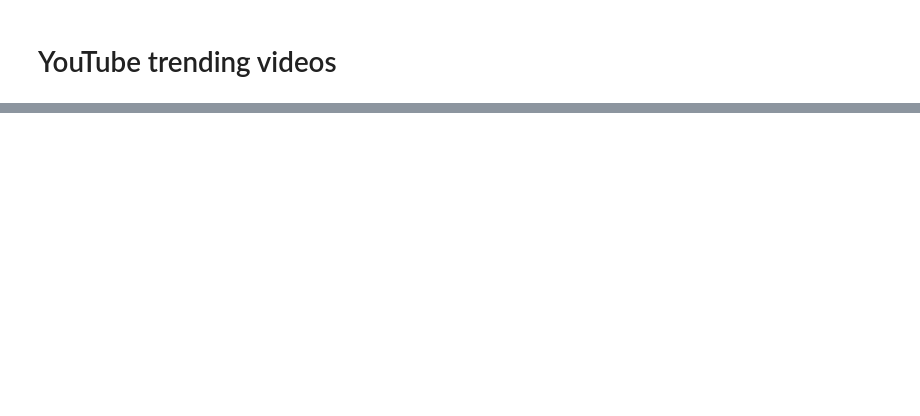
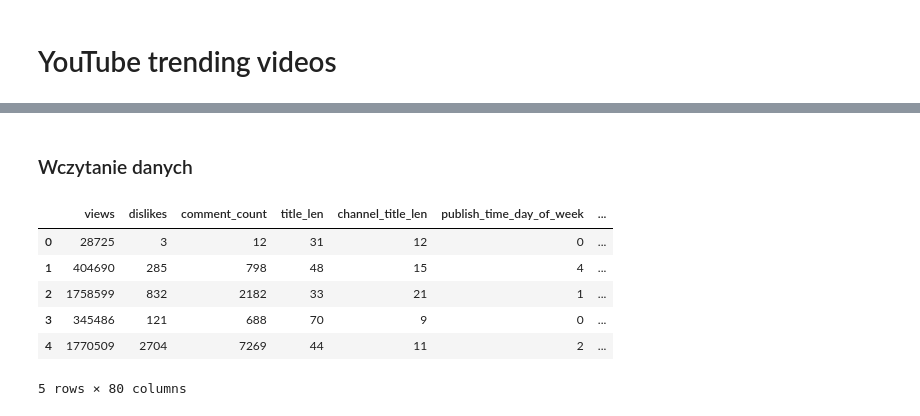
Before and after one commit to DominikKossinski/PED, a Jupyter notebook: notebooks/PED_6.ipynb, the cells around one changed output, grey strips where cells are left out. Drawn from its saved outputs; the diff is of its cells as text; code cells hidden in the pictures; blank space fills up the shorter version.

```diff
--- a/notebooks/PED_6.ipynb
+++ b/notebooks/PED_6.ipynb
@@ -56,0 +69,13 @@ Right: 24.415999999999993
+# %% [markdown]
+### Wczytanie danych
+# %%
+videos = load_csv("ped6_data")[0]
+videos.head(5)
+# %% [output]
+|  | views | dislikes | comment_count | title_len | channel_title_len | publish_time_day_of_week | ... |
+| 0 | 28725 | 3 | 12 | 31 | 12 | 0 | ... |
+| 1 | 404690 | 285 | 798 | 48 | 15 | 4 | ... |
+| 2 | 1758599 | 832 | 2182 | 33 | 21 | 1 | ... |
+| 3 | 345486 | 121 | 688 | 70 | 9 | 0 | ... |
+| 4 | 1770509 | 2704 | 7269 | 44 | 11 | 2 | ... |
+5 rows × 80 columns
```
Also changed, not shown: parts of 6 cells of this notebook, 1 other file.
